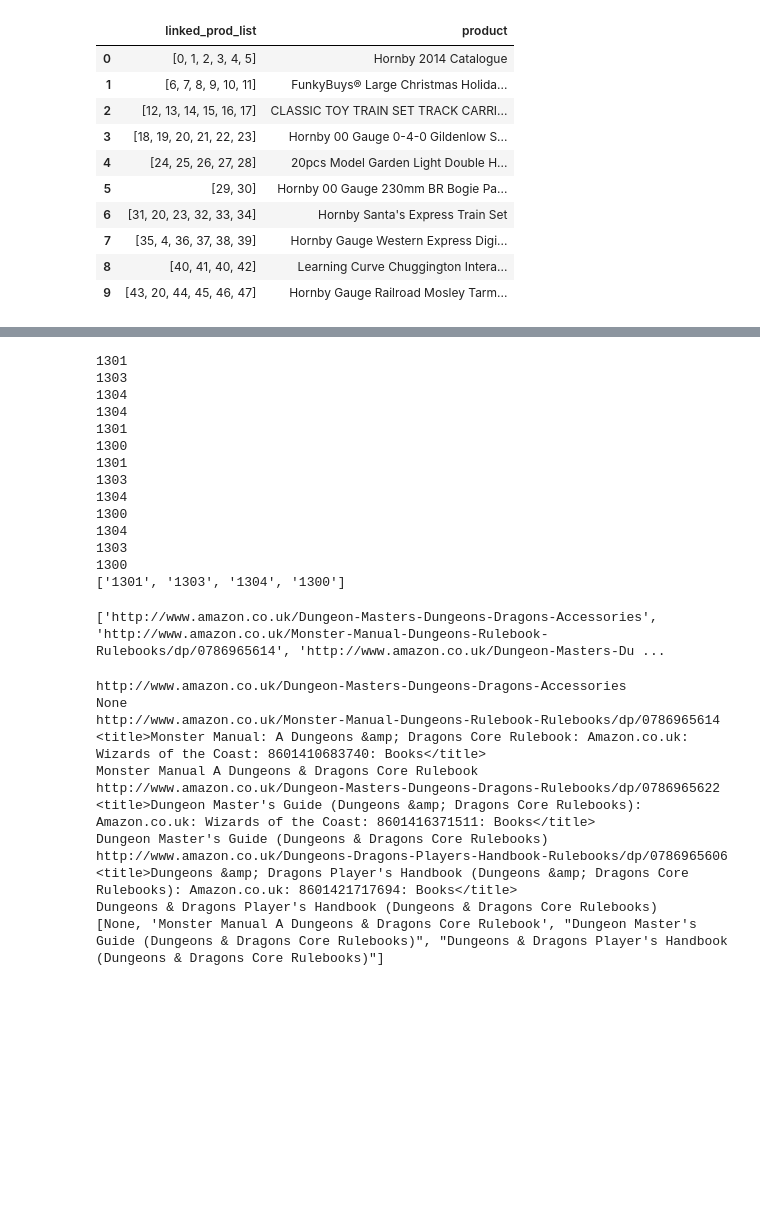
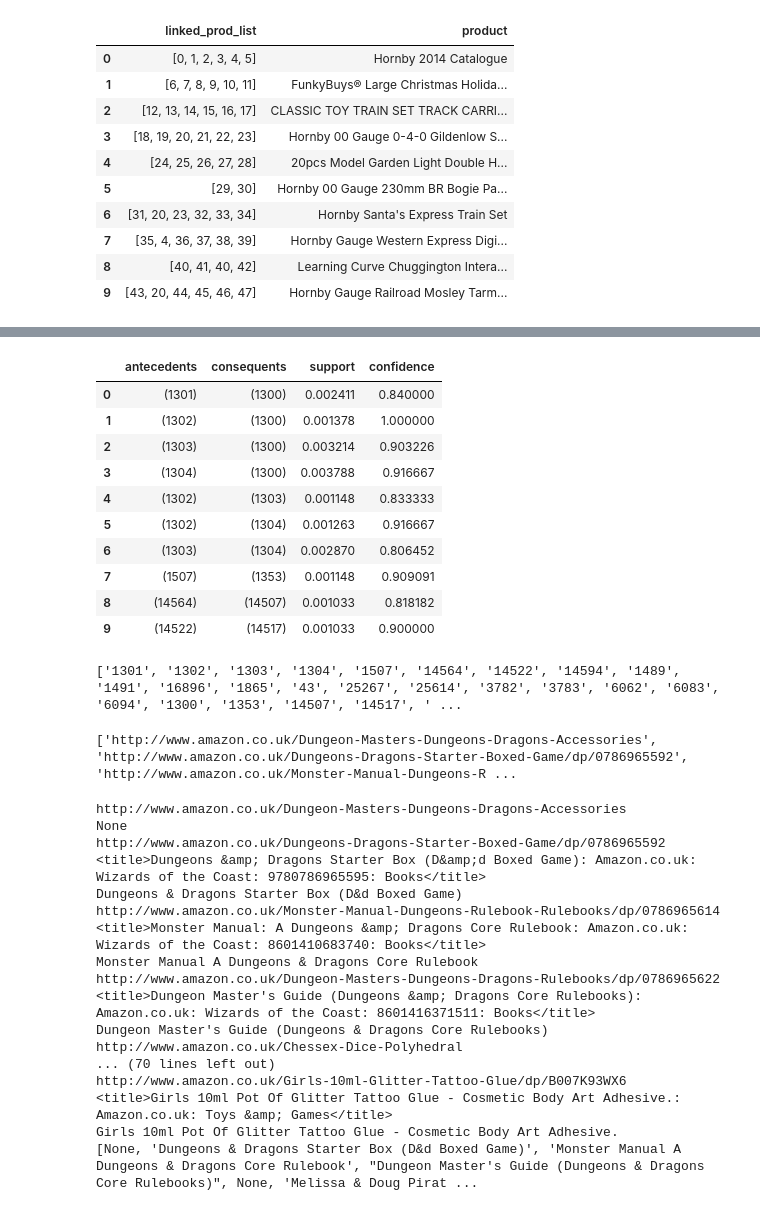
Before and after one commit to yeewearn/FIT3162-FYP, a Jupyter notebook: uniqueID_apriori.ipynb, the cells around one changed output, grey strips where cells are left out. Drawn from its saved outputs; the diff is of its cells as text; code cells hidden in the pictures; blank space fills up the shorter version.

```diff
--- a/uniqueID_apriori.ipynb
+++ b/uniqueID_apriori.ipynb
@@ -219,10 +178,39 @@ rules
+# %%
+# Get the important information into a dataframe for further processing
+rules_ant = pd.DataFrame({'antecedents': rules['antecedents']})
+rules_con = pd.DataFrame({'consequents': rules['consequents']})
+rules_support = pd.DataFrame({'support': rules['support']})
+rules_conf = pd.DataFrame({'confidence': rules['confidence']})
+df_rules = pd.concat([rules_ant, rules_con,rules_support, rules_conf], axis= 1)
+df_rules.head(10)
+# %% [output]
+|  | antecedents | consequents | support | confidence |
+| 0 | (1301) | (1300) | 0.002411 | 0.840000 |
+| 1 | (1302) | (1300) | 0.001378 | 1.000000 |
+| 2 | (1303) | (1300) | 0.003214 | 0.903226 |
+| 3 | (1304) | (1300) | 0.003788 | 0.916667 |
+| 4 | (1302) | (1303) | 0.001148 | 0.833333 |
+| 5 | (1302) | (1304) | 0.001263 | 0.916667 |
+| 6 | (1303) | (1304) | 0.002870 | 0.806452 |
+| 7 | (1507) | (1353) | 0.001148 | 0.909091 |
+| 8 | (14564) | (14507) | 0.001033 | 0.818182 |
+| 9 | (14522) | (14517) | 0.001033 | 0.900000 |
 # %%
+# To get the list of unique ids in the rules
 new_list = []
-for i in rules['antecedents'].unique():
+for i in df_rules['antecedents'].unique():
     x = i
     string = ""
     for t in x:
-        print(t)
+        if len(string) < 4:
+            string += t
+    if string not in new_list:
+        new_list.append(string)
+
+for j in df_rules['consequents'].unique():
+    x = j
+    string = ""
+    for t in x:
         if len(string) < 4:
             string += t
     if string not in new_list:
@@ -230,28 +218,16 @@ for i in rules['antecedents'].unique():
 
 print(new_list)
 # %% [output]
-1301
-1303
-1304
-1304
-1301
-1300
-1301
-1303
-1304
-1300
-1304
-1303
-1300
-['1301', '1303', '1304', '1300']
+['1301', '1302', '1303', '1304', '1507', '14564', '14522', '14594', '1489', '1491', '16896', '1865', '43', '25267', '25614', '3782', '3783', '6062', '6083', '6094', '1300', '1353', '14507', '14517', ' ...
 # %%
+# Based on the unique ids, get the associated urls
 url_list = []
 for i in new_list:
     val = int(i)
     url_list.append(alist[val])
-print(url_list)
+# print(url_list)
 # %% [output]
-['http://www.amazon.co.uk/Dungeon-Masters-Dungeons-Dragons-Accessories', 'http://www.amazon.co.uk/Monster-Manual-Dungeons-Rulebook-Rulebooks/dp/0786965614', 'http://www.amazon.co.uk/Dungeon-Masters-Du ...
+['http://www.amazon.co.uk/Dungeon-Masters-Dungeons-Dragons-Accessories', 'http://www.amazon.co.uk/Dungeons-Dragons-Starter-Boxed-Game/dp/0786965592', 'http://www.amazon.co.uk/Monster-Manual-Dungeons-R ...
 # %%
 # Requests for the product name through web scraping
 import requests
@@ -260,7 +236,6 @@ from bs4 import BeautifulSoup
 import time
 
 def get_product(url):
-    print(url)
     time.sleep(2)   # to avoid being recognize as spam
     with requests.Session() as res:
         headers = {"User-Agent": 'Mozilla/5.0 (Windows NT 6.2; Win64; x64) AppleWebKit/537.36 (KHTML, like Gecko) Chrome/60.0.3112.90 Safari/537.36'}
@@ -268,11 +243,9 @@ def get_product(url):
     soup = BeautifulSoup(response.text, "html.parser")
     if response.status_code == requests.codes.ok:
         result = soup.find('title')
-        print(result)
         return result
     else:
         if response.status_code == '503':
-            print("sigh")
             return
 
 def proc_result(result):
@@ -293,24 +266,29 @@ prod = []
 for i in range(len(url_list)):
     result = get_product(url_list[i])
     if result == 'Robot Check':
-        print("Siao liao")
+        print("Robot Check error")
 
     else:
         prod_name = proc_result(result)
         print(prod_name)
         prod.append(prod_name)
 
-print(prod)
+# print(prod)
 # %% [output]
 http://www.amazon.co.uk/Dungeon-Masters-Dungeons-Dragons-Accessories
 None
+http://www.amazon.co.uk/Dungeons-Dragons-Starter-Boxed-Game/dp/0786965592
+<title>Dungeons &amp; Dragons Starter Box (D&amp;d Boxed Game): Amazon.co.uk: Wizards of the Coast: 9780786965595: Books</title>
+Dungeons & Dragons Starter Box (D&d Boxed Game)
 http://www.amazon.co.uk/Monster-Manual-Dungeons-Rulebook-Rulebooks/dp/0786965614
 <title>Monster Manual: A Dungeons &amp; Dragons Core Rulebook: Amazon.co.uk: Wizards of the Coast: 8601410683740: Books</title>
 Monster Manual A Dungeons & Dragons Core Rulebook
 http://www.amazon.co.uk/Dungeon-Masters-Dungeons-Dragons-Rulebooks/dp/0786965622
 <title>Dungeon Master's Guide (Dungeons &amp; Dragons Core Rulebooks): Amazon.co.uk: Wizards of the Coast: 8601416371511: Books</title>
 Dungeon Master's Guide (Dungeons & Dragons Core Rulebooks)
-http://www.amazon.co.uk/Dungeons-Dragons-Players-Handbook-Rulebooks/dp/0786965606
-<title>Dungeons &amp; Dragons Player's Handbook (Dungeons &amp; Dragons Core Rulebooks): Amazon.co.uk: 8601421717694: Books</title>
-Dungeons & Dragons Player's Handbook (Dungeons & Dragons Core Rulebooks)
-[None, 'Monster Manual A Dungeons & Dragons Core Rulebook', "Dungeon Master's Guide (Dungeons & Dragons Core Rulebooks)", "Dungeons & Dragons Player's Handbook (Dungeons & Dragons Core Rulebooks)"]
+http://www.amazon.co.uk/Chessex-Dice-Polyhedral
+... (70 lines left out)
+http://www.amazon.co.uk/Girls-10ml-Glitter-Tattoo-Glue/dp/B007K93WX6
+<title>Girls 10ml Pot Of Glitter Tattoo Glue - Cosmetic Body Art Adhesive.: Amazon.co.uk: Toys &amp; Games</title>
+Girls 10ml Pot Of Glitter Tattoo Glue - Cosmetic Body Art Adhesive.
+[None, 'Dungeons & Dragons Starter Box (D&d Boxed Game)', 'Monster Manual A Dungeons & Dragons Core Rulebook', "Dungeon Master's Guide (Dungeons & Dragons Core Rulebooks)", None, 'Melissa & Doug Pirat ...
```
Also changed, not shown: parts of 10 cells of this notebook.
